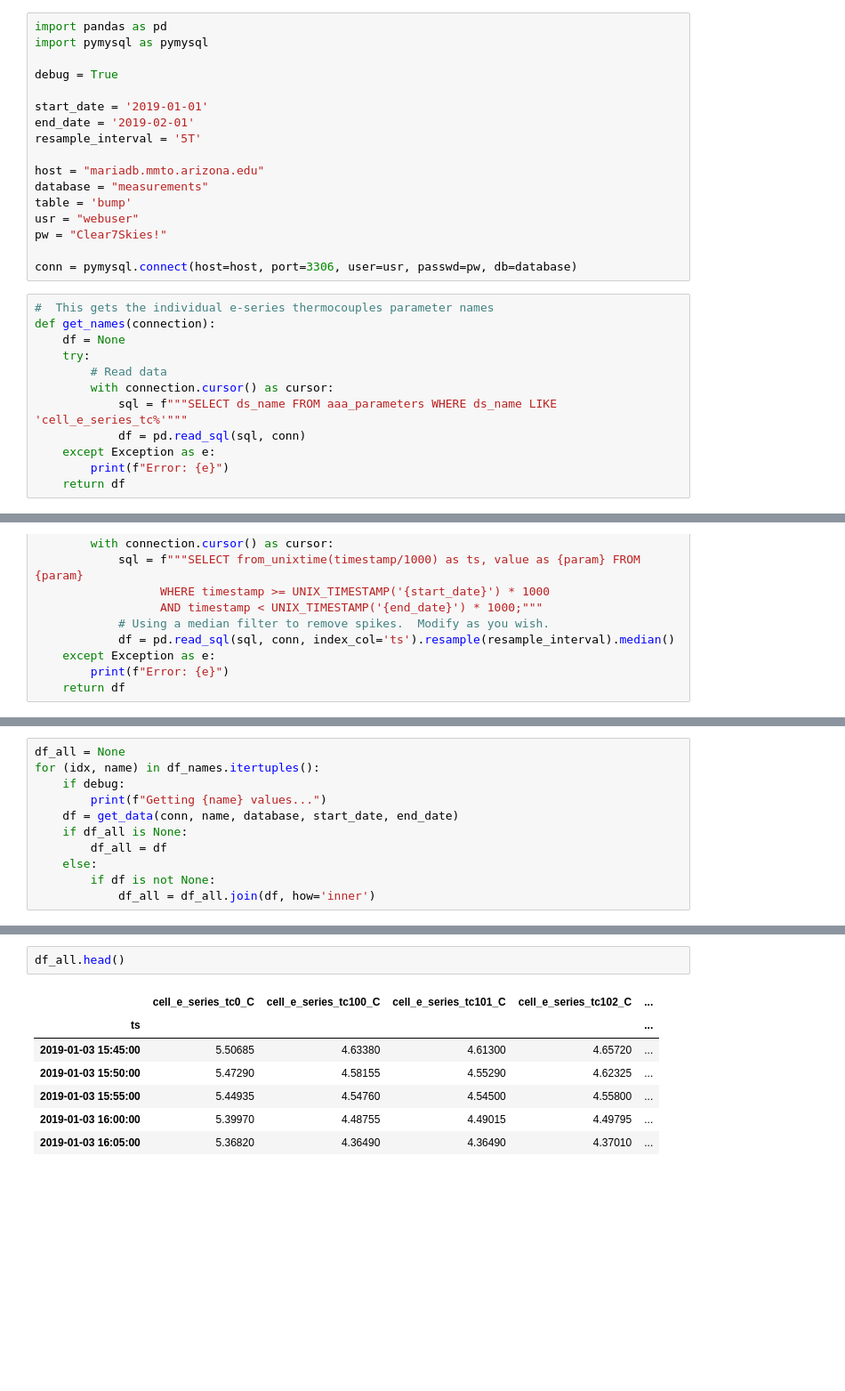
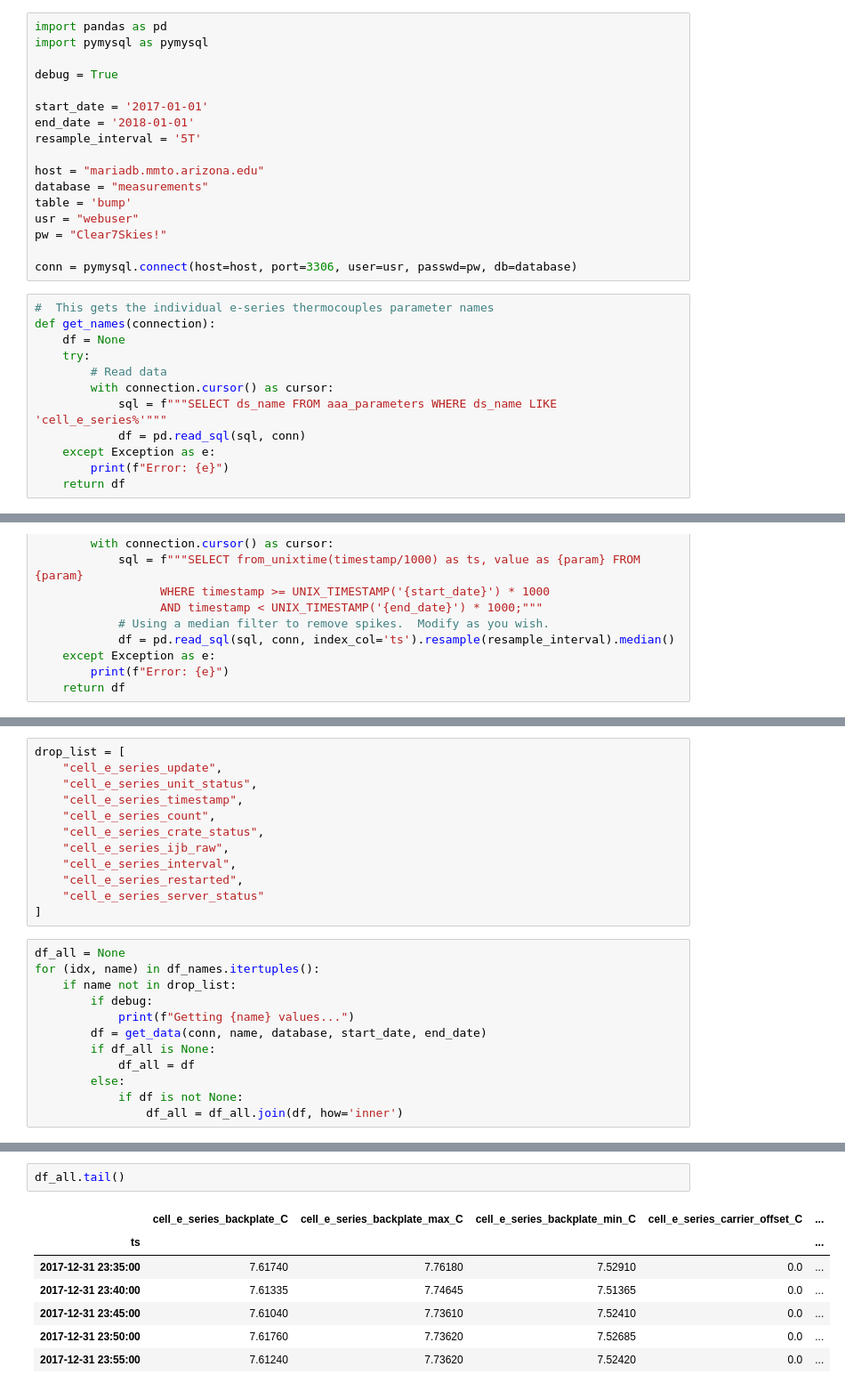
Before and after one commit to tepickering/HALcoll, a Jupyter notebook: notebooks/Cell_e_series_sampler20190517a.ipynb, the cells around one changed output, grey strips where cells are left out. Shown at 89% size. Drawn from its saved outputs; the diff is of its cells as text; blank space fills up the shorter version.

Commit message:
notebook updates; add csvs of e series data for 2017-2019

```diff
--- a/notebooks/Cell_e_series_sampler20190517a.ipynb
+++ b/notebooks/Cell_e_series_sampler20190517a.ipynb
@@ -4,8 +4,8 @@ import pymysql as pymysql
 
 debug = True
 
-start_date = '2019-01-01'
-end_date = '2019-02-01'
+start_date = '2017-01-01'
+end_date = '2018-01-01'
 resample_interval = '5T'
 
 host = "mariadb.mmto.arizona.edu"
@@ -22,7 +22,7 @@ def get_names(connection):
     try:
         # Read data
         with connection.cursor() as cursor:
-            sql = f"""SELECT ds_name FROM aaa_parameters WHERE ds_name LIKE 'cell_e_series_tc%'"""
+            sql = f"""SELECT ds_name FROM aaa_parameters WHERE ds_name LIKE 'cell_e_series%'"""
             df = pd.read_sql(sql, conn)
     except Exception as e:
         print(f"Error: {e}")
@@ -47,12 +66,25 @@ df_names = get_names(conn)
+# %%
+drop_list = [
+    "cell_e_series_update",
+    "cell_e_series_unit_status",
+    "cell_e_series_timestamp",
+    "cell_e_series_count",
+    "cell_e_series_crate_status",
+    "cell_e_series_ijb_raw",
+    "cell_e_series_interval",
+    "cell_e_series_restarted",
+    "cell_e_series_server_status"
+]
 # %%
 df_all = None
 for (idx, name) in df_names.itertuples():
-    if debug:
-        print(f"Getting {name} values...")
-    df = get_data(conn, name, database, start_date, end_date)
-    if df_all is None:
-        df_all = df
-    else:
-        if df is not None:
-            df_all = df_all.join(df, how='inner')
+    if name not in drop_list:
+        if debug:
+            print(f"Getting {name} values...")
+        df = get_data(conn, name, database, start_date, end_date)
+        if df_all is None:
+            df_all = df
+        else:
+            if df is not None:
+                df_all = df_all.join(df, how='inner')
 # %% [output]
@@ -74,12 +106,12 @@ Getting cell_e_series_tc98_C values...
 Getting cell_e_series_tc99_C values...
 Getting cell_e_series_tc9_C values...
 # %%
-df_all.head()
+df_all.tail()
 # %% [output]
-|  | cell_e_series_tc0_C | cell_e_series_tc100_C | cell_e_series_tc101_C | cell_e_series_tc102_C | ... |
+|  | cell_e_series_backplate_C | cell_e_series_backplate_max_C | cell_e_series_backplate_min_C | cell_e_series_carrier_offset_C | ... |
 | ts |  |  |  |  | ... |
-| 2019-01-03 15:45:00 | 5.50685 | 4.63380 | 4.61300 | 4.65720 | ... |
-| 2019-01-03 15:50:00 | 5.47290 | 4.58155 | 4.55290 | 4.62325 | ... |
-| 2019-01-03 15:55:00 | 5.44935 | 4.54760 | 4.54500 | 4.55800 | ... |
-| 2019-01-03 16:00:00 | 5.39970 | 4.48755 | 4.49015 | 4.49795 | ... |
-| 2019-01-03 16:05:00 | 5.36820 | 4.36490 | 4.36490 | 4.37010 | ... |
+| 2017-12-31 23:35:00 | 7.61740 | 7.76180 | 7.52910 | 0.0 | ... |
+| 2017-12-31 23:40:00 | 7.61335 | 7.74645 | 7.51365 | 0.0 | ... |
+| 2017-12-31 23:45:00 | 7.61040 | 7.73610 | 7.52410 | 0.0 | ... |
+| 2017-12-31 23:50:00 | 7.61760 | 7.73620 | 7.52685 | 0.0 | ... |
+| 2017-12-31 23:55:00 | 7.61240 | 7.73620 | 7.52420 | 0.0 | ... |
```
Also changed, not shown: parts of 5 cells of this notebook, 4 other files.
